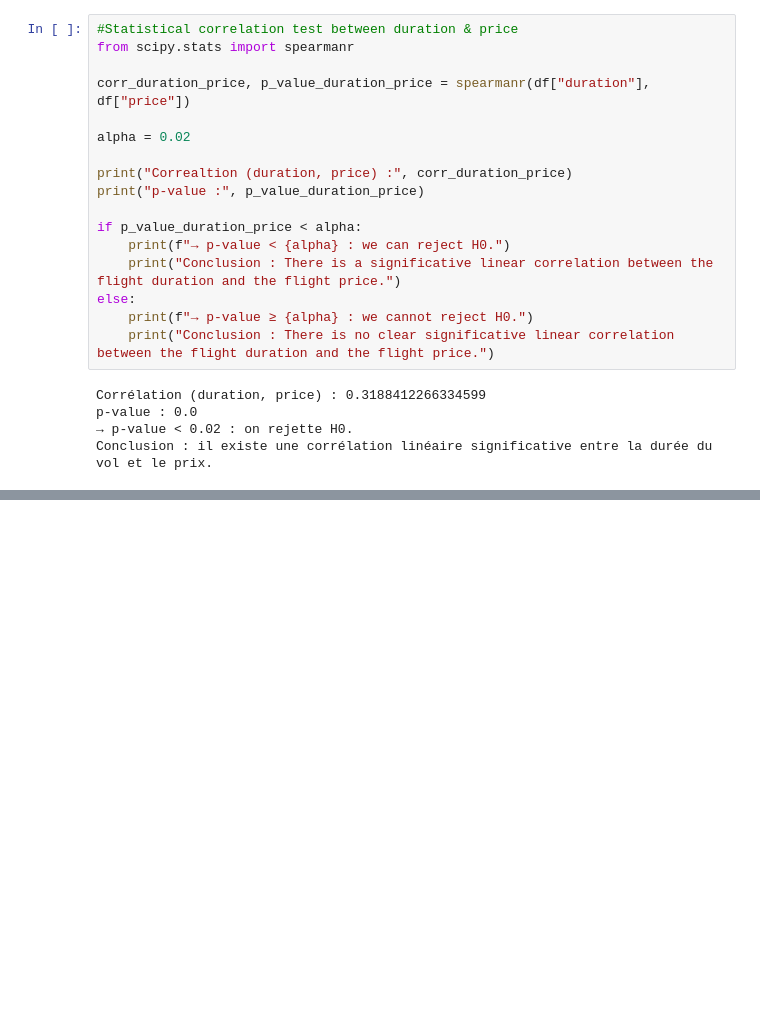
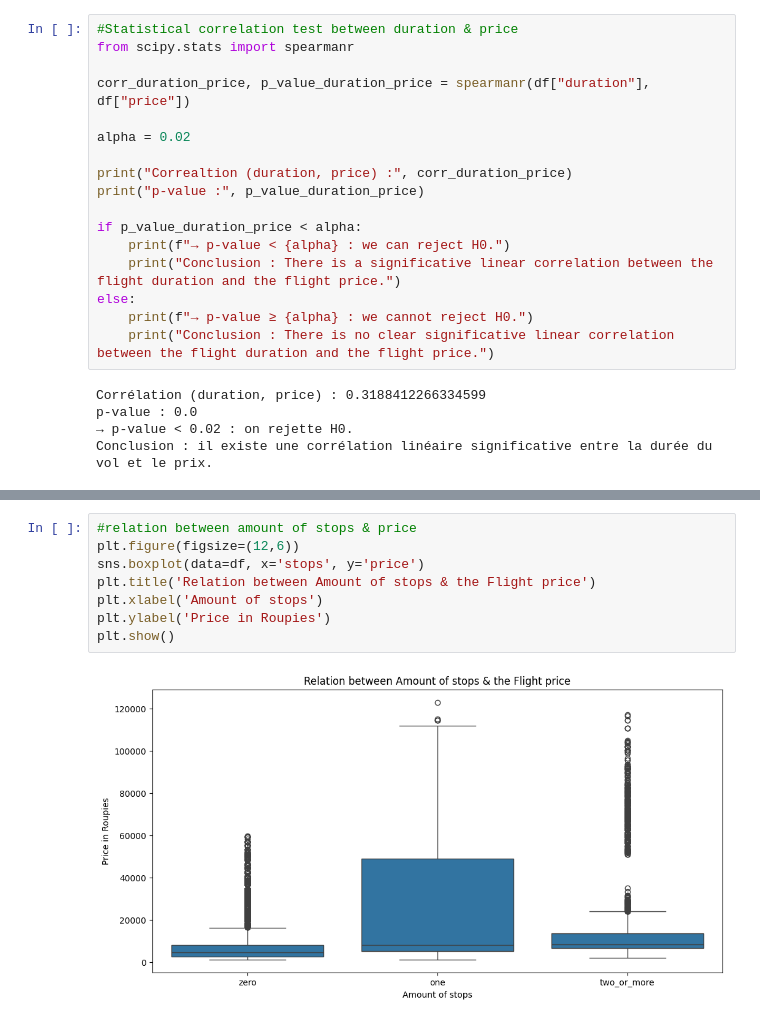
Before and after one commit to Binardino/ML---Flight-Price-Prediction, a Jupyter notebook: notebook/notebook_flight_price.ipynb, the cells around one changed output, grey strips where cells are left out. Saved outputs shown, nothing was run; the diff lists cells and outputs as text; blank space fills up the shorter version.

```diff
--- a/notebook/notebook_flight_price.ipynb
+++ b/notebook/notebook_flight_price.ipynb
@@ -330,0 +352,10 @@ Conclusion : il existe une corrélation linéaire significative entre la durée
+# %%
+#relation between amount of stops & price
+plt.figure(figsize=(12,6))
+sns.boxplot(data=df, x='stops', y='price')
+plt.title('Relation between Amount of stops & the Flight price')
+plt.xlabel('Amount of stops')
+plt.ylabel('Price in Roupies')
+plt.show()
+# %% [output]
+[figure, added]
```
Also changed, not shown: parts of 2 cells of this notebook.
